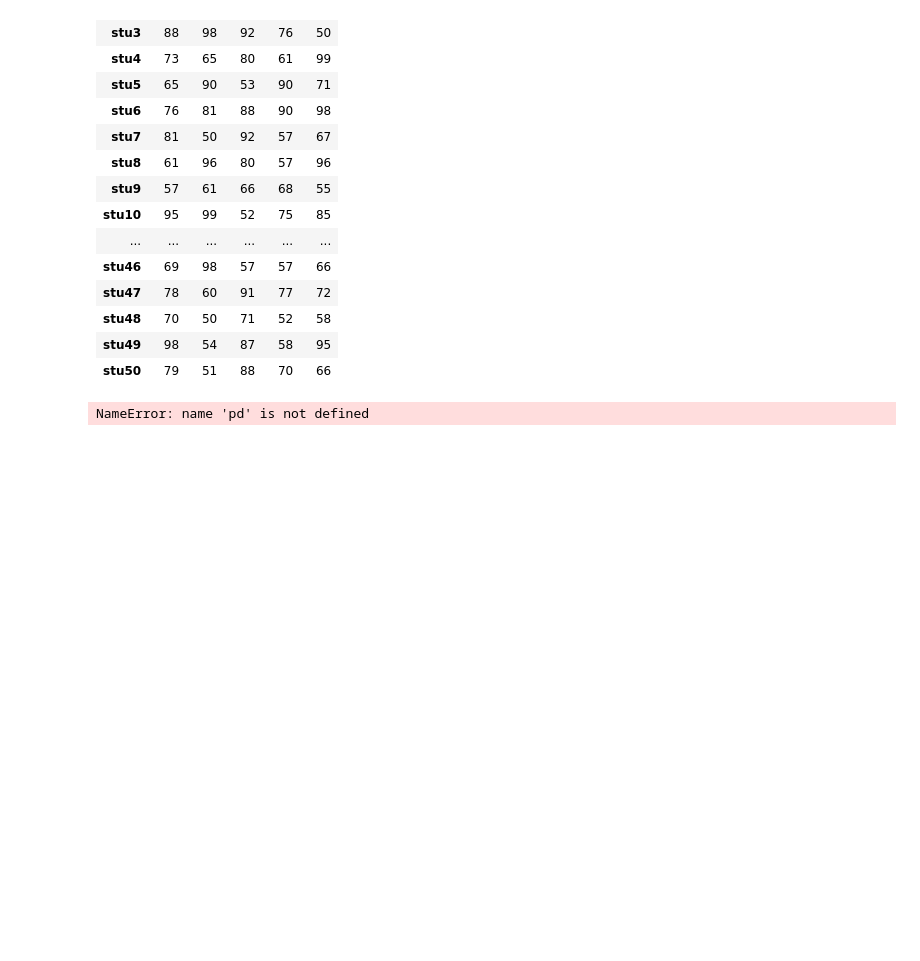
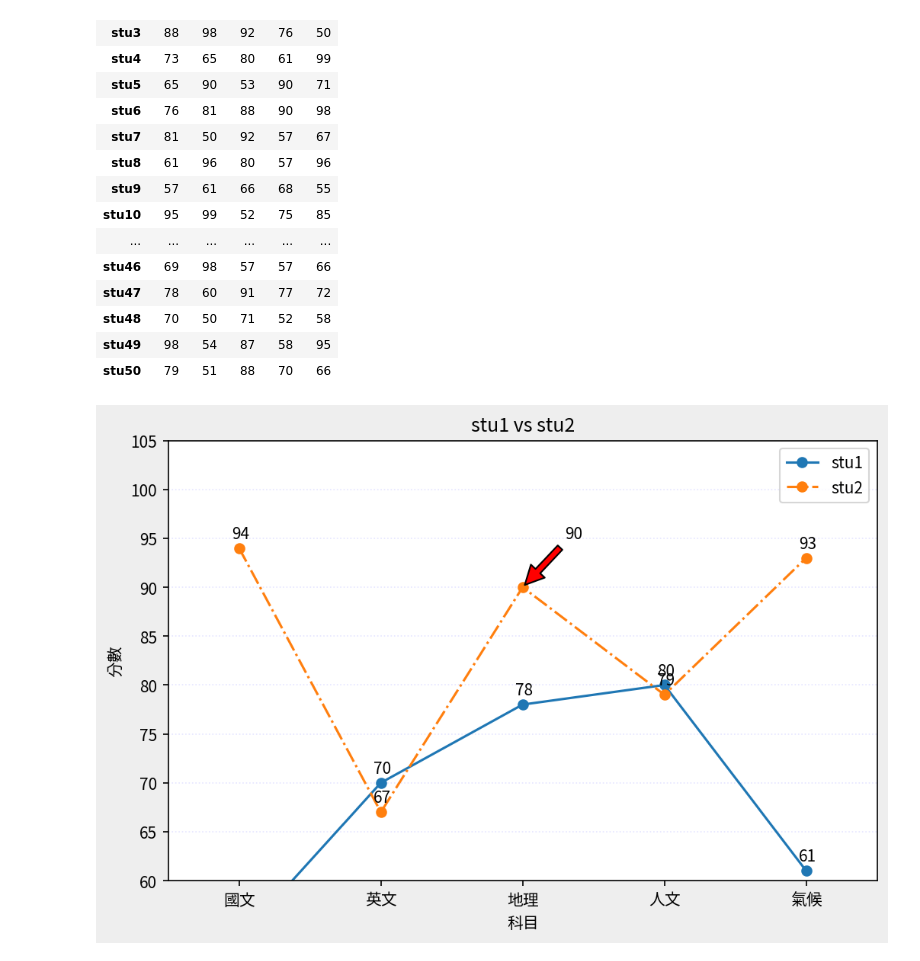
Before and after one commit to Chi-Feng-Tseng/test, a Jupyter notebook: lesson14/lesson14_3.ipynb, the cells around one changed output. Drawn from its saved outputs; the diff is of its cells as text; code cells hidden in the pictures; blank space fills up the shorter version.

```diff
--- a/lesson14/lesson14_3.ipynb
+++ b/lesson14/lesson14_3.ipynb
@@ -105,34 +104,34 @@ mpl.rc('font', family = 'chineseFont')
 df = pd.DataFrame(scores,
              columns = ["國文","英文","地理","人文","氣候"],
              index=[f"stu{i}" for i in range(1,51)]
              )
 name1 = df.loc['stu1'].name
 name2 = df.loc['stu2'].name
 figure = plt.figure(figsize=(8, 5),dpi=150,facecolor='#eeeeee')
 axes = figure.add_subplot(1,1,1)
 axes.plot(df.columns,df.loc['stu1'],marker='o',label=name1)
 axes.plot(df.columns,df.loc['stu2'],marker='o',linestyle='-.',label=name2)
 axes.set_title(f"{name1} vs {name2}")
 axes.set_xlabel("科目")
 axes.set_ylabel("分數")
 axes.legend()
 xlocations = axes.get_xticks()
 for index in range(len(xlocations)):
     x = xlocations[index]
-    student1_y = df.loc['stu1'][index]
-    student2_y = df.loc['stu2'][index]
+    student1_y = df.loc['stu1'].iloc[index]
+    student2_y = df.loc['stu2'].iloc[index]
     # print("x座標:",x)
     # print("s1_y_座標:",student1_y)
     # print("s2_y_座標:",student2_y)
     # print("==================")
     axes.annotate(str(student1_y),(x-0.05,student1_y+1))
-    if student2_y == 98:
+    if student2_y == 90:
         axes.annotate(str(student2_y),(x,student2_y),xytext=(x+0.3, student2_y+5), arrowprops=dict(facecolor='red', shrink=0.05))
     else:
         axes.annotate(str(student2_y),(x-0.05,student2_y+1))
     axes.set_xlim(-0.5,4.5)
     axes.set_ylim(60,105)
 axes.grid(axis='y',color='blue',alpha=0.1,linestyle=':')
 plt.show()
 # %% [output]
-NameError: name 'pd' is not defined
+[figure, added]
```
Also changed, not shown: parts of 1 cell of this notebook, 1 other file.
